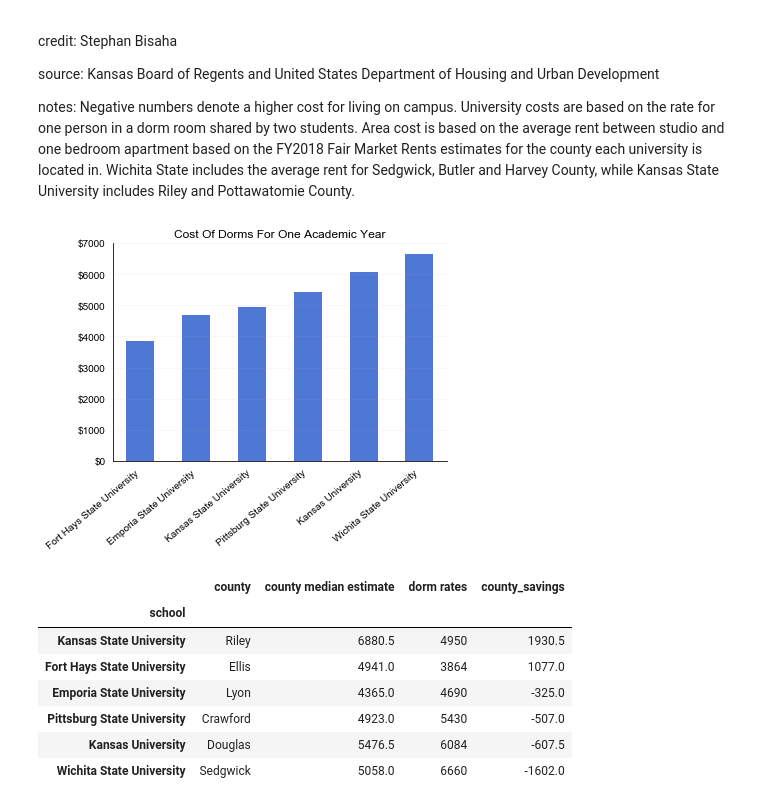
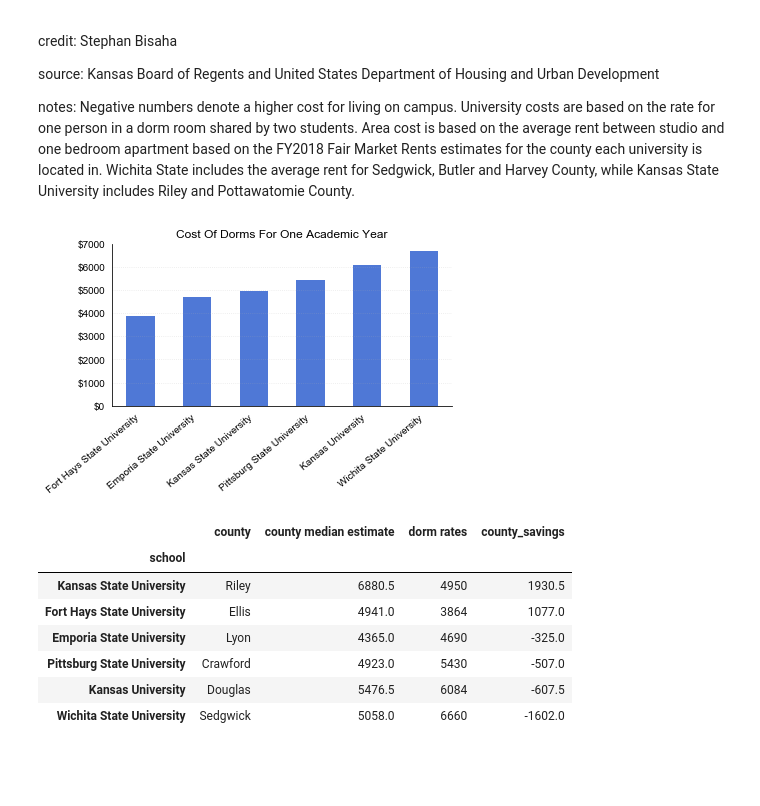
Before and after one commit to Bisaha/Room-Versus-Board, a Jupyter notebook: Room Versus Rent.ipynb, the cells around one changed output. Drawn from its saved outputs; the diff is of its cells as text; code cells hidden in the pictures; blank space fills up the shorter version.

```diff
--- a/Room Versus Rent.ipynb
+++ b/Room Versus Rent.ipynb
@@ -322,32 +322,32 @@ notes: Negative numbers denote a higher cost for living on campus. University co
 # %%
 fig, ax = plt.subplots()
 matplotlib.rcParams['font.sans-serif'] = "Arial"
 df.sort_values("dorm rates").plot(kind="bar",y="dorm rates",ax=ax,color='#4f78d6')
 ax.spines['top'].set_visible(False)
 ax.spines['right'].set_visible(False)
 ax.legend_.remove()
 ax.set_xlabel("")
 plt.xticks(rotation=40)
 plt.setp(ax.xaxis.get_majorticklabels(), ha='right')
 
 ax.set_title("Cost Of Dorms For One Academic Year",loc="center")
 
 ax.grid(which='major', linestyle=':',alpha=.3)
 ax.xaxis.grid(False)
 
 ax.tick_params(which='both', # Options for both major and minor ticks
                 top='off', # turn off top ticks
                 left='off', # turn off left ticks
                 right='off',  # turn off right ticks
                 bottom='off') # turn off bottom ticks
 
 fmt = '${x:.0f}'
 tick = mtick.StrMethodFormatter(fmt)
 ax.yaxis.set_major_formatter(tick)
-
+plt.tight_layout()
 plt.savefig("cost.pdf",transparent=True)
 # %% [output]
-[figure, old version]
+[figure, new version]
 # %%
 df
 # %% [output]
```
Also changed, not shown: parts of 6 cells of this notebook.
